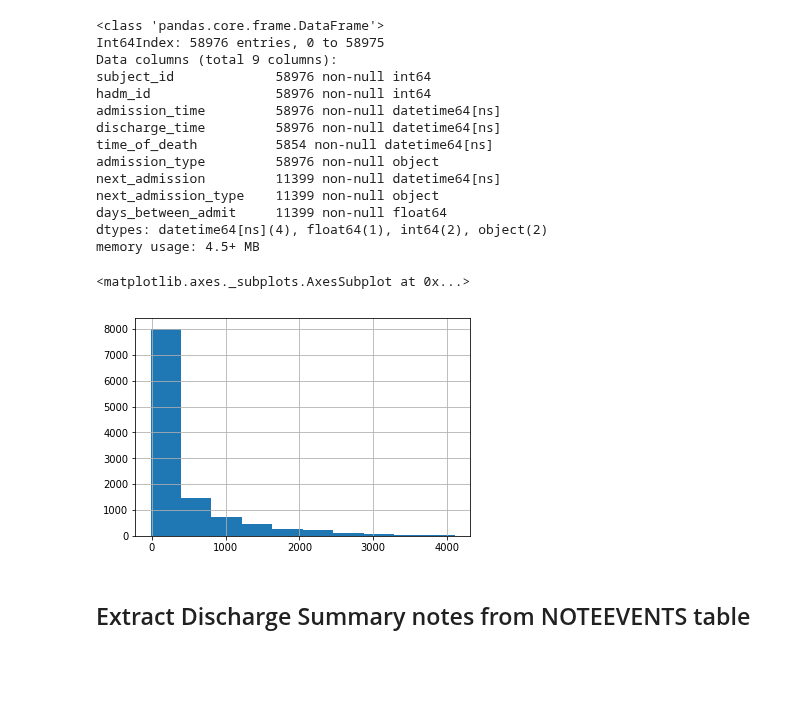
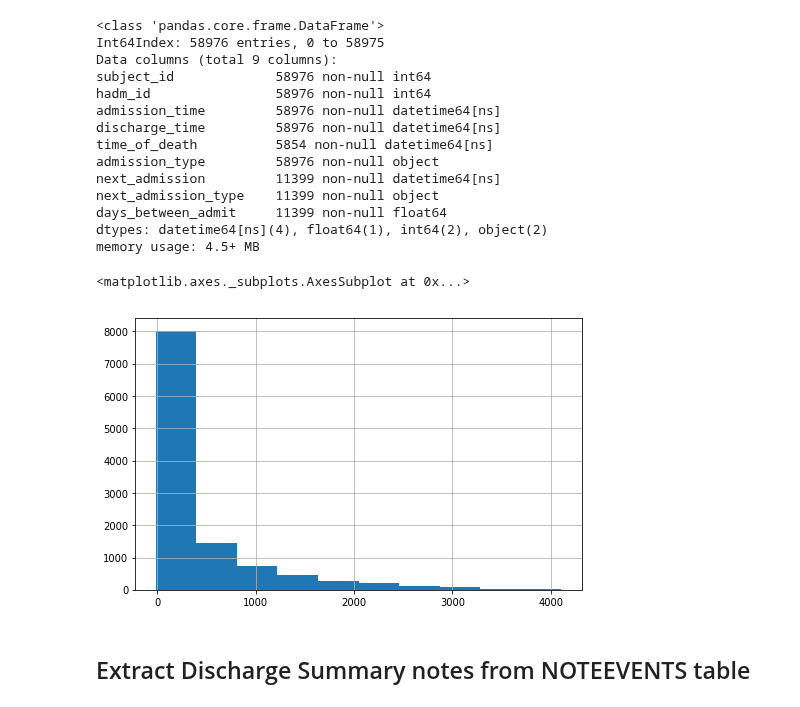
Before and after one commit to TheeChris/springboard, a Jupyter notebook: Capstone_2/notebooks/0.1-TheeChris-DataPrep.ipynb, the cells around one changed output. Saved outputs shown, nothing was run; the diff lists cells and outputs as text; code cells hidden in the pictures; blank space fills up the shorter version.

```diff
--- a/Capstone_2/notebooks/0.1-TheeChris-DataPrep.ipynb
+++ b/Capstone_2/notebooks/0.1-TheeChris-DataPrep.ipynb
@@ -184,11 +184,12 @@ next_admission_type    11399 non-null object
 days_between_admit     11399 non-null float64
 dtypes: datetime64[ns](4), float64(1), int64(2), object(2)
 memory usage: 4.5+ MB
-# %%
-admissions_df.days_between_admit.hist()
-# %% [output]
-<matplotlib.axes._subplots.AxesSubplot at 0x...>
-[figure, removed]
+# %%
+plt.figure(figsize=(8,5))
+admissions_df.days_between_admit.hist()
+# %% [output]
+<matplotlib.axes._subplots.AxesSubplot at 0x...>
+[figure, added]
 # %% [markdown]
 ## Extract Discharge Summary notes from NOTEEVENTS table
 # %%
```
Also changed, not shown: parts of 26 cells of this notebook.
